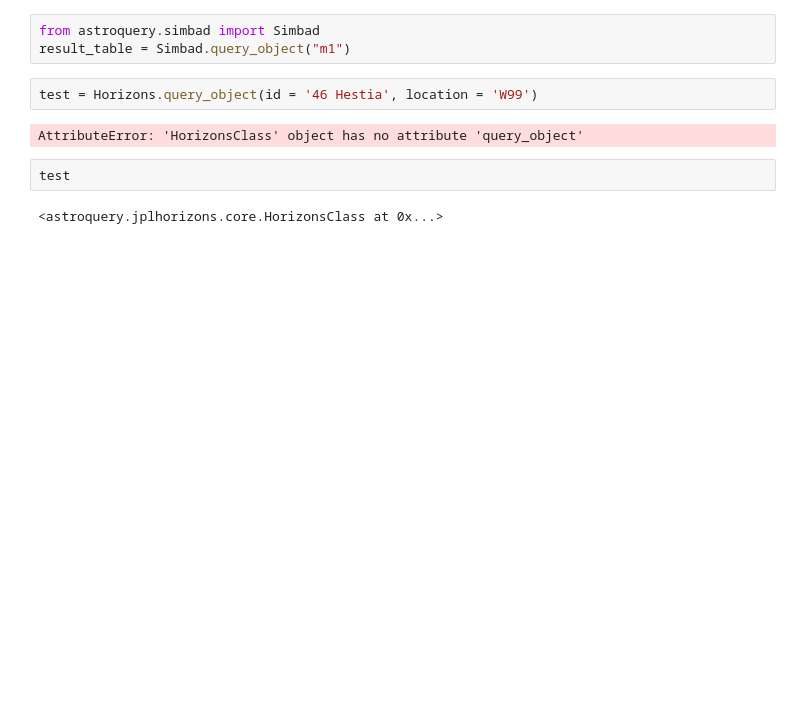
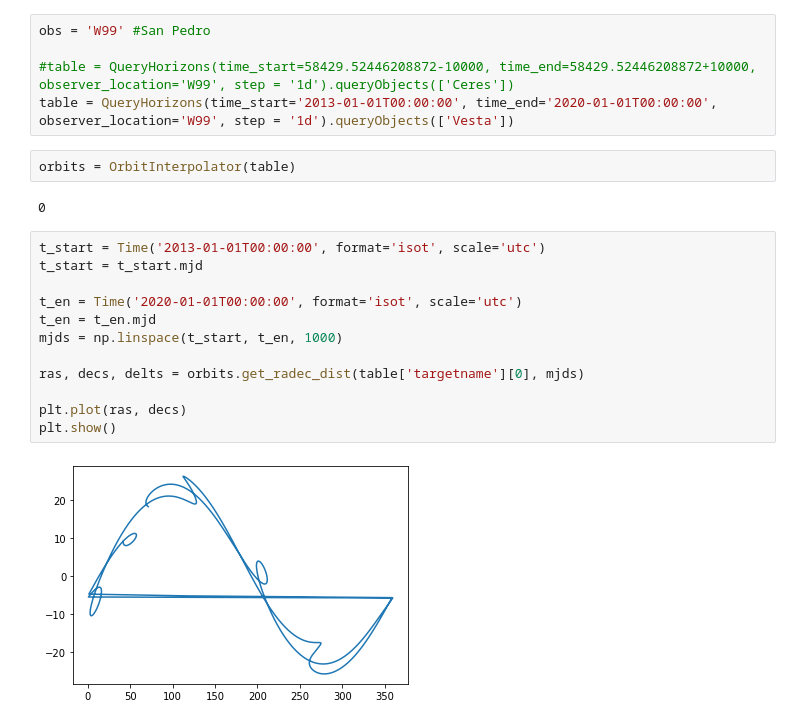
Before and after one commit to ricco-hub/minorplanets, a Jupyter notebook: single_stacker.ipynb, the cells around one changed output. Saved outputs shown, nothing was run; the diff lists cells and outputs as text; blank space fills up the shorter version.

Commit message:
switching to reproject.thumbnails and fixing the horizon calls

```diff
--- a/single_stacker.ipynb
+++ b/single_stacker.ipynb
@@ -264,11 +272,23 @@ API SOURCE: NASA/JPL Horizons API
-# %%
-from astroquery.simbad import Simbad
-result_table = Simbad.query_object("m1")
-# %%
-test = Horizons.query_object(id = '46 Hestia', location = 'W99')
-# %% [output]
-AttributeError: 'HorizonsClass' object has no attribute 'query_object'
-# %%
-test
-# %% [output]
-<astroquery.jplhorizons.core.HorizonsClass at 0x...>
+# %%
+obs = 'W99' #San Pedro
+
+#table = QueryHorizons(time_start=58429.52446208872-10000, time_end=58429.52446208872+10000, observer_location='W99', step = '1d').queryObjects(['Ceres'])
+table = QueryHorizons(time_start='2013-01-01T00:00:00', time_end='2020-01-01T00:00:00', observer_location='W99', step = '1d').queryObjects(['Vesta'])
+# %%
+orbits = OrbitInterpolator(table)
+# %% [output]
+0
+# %%
+t_start = Time('2013-01-01T00:00:00', format='isot', scale='utc')
+t_start = t_start.mjd
+
+t_en = Time('2020-01-01T00:00:00', format='isot', scale='utc')
+t_en = t_en.mjd
+mjds = np.linspace(t_start, t_en, 1000)
+
+ras, decs, delts = orbits.get_radec_dist(table['targetname'][0], mjds)
+
+plt.plot(ras, decs)
+plt.show()
+# %% [output]
+[figure, added]
```
Also changed, not shown: parts of 8 cells of this notebook.
